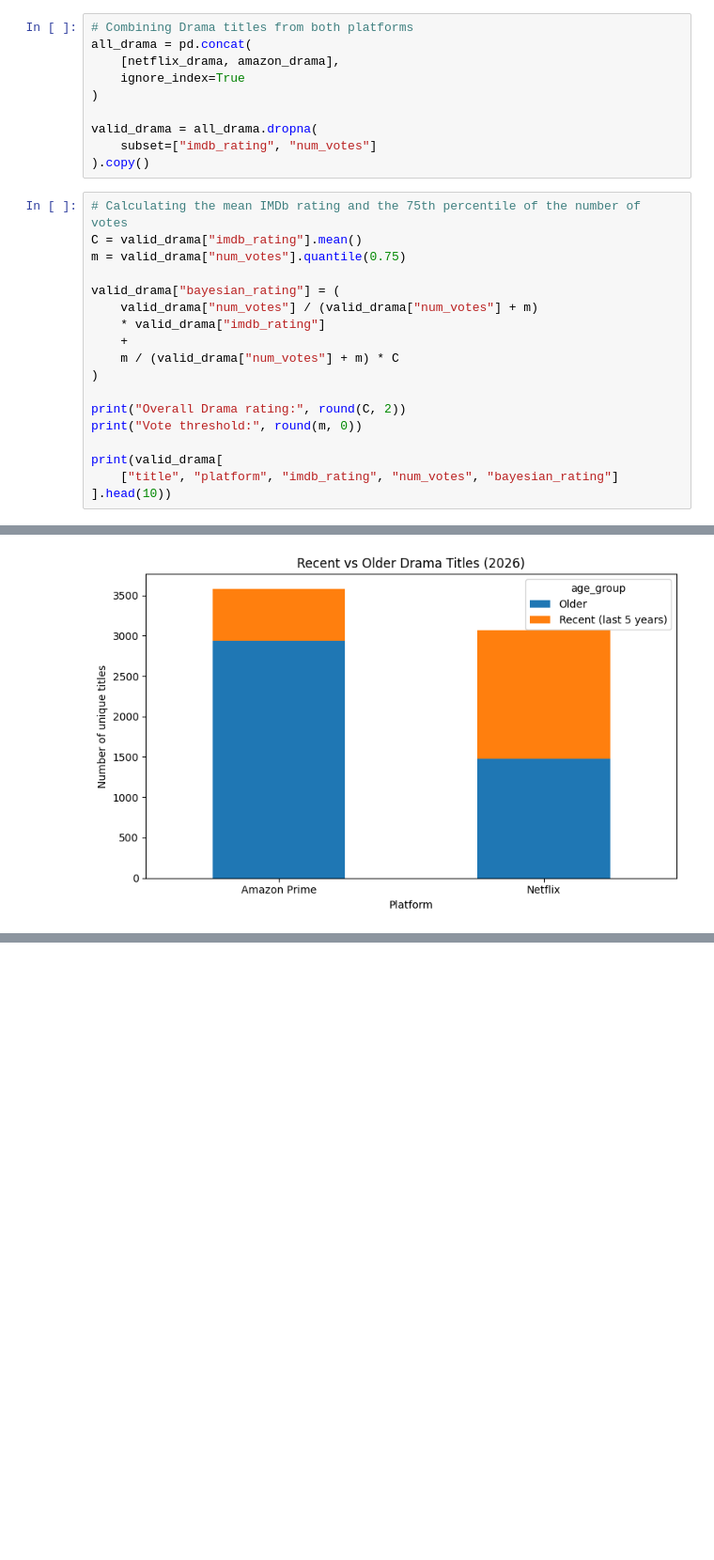
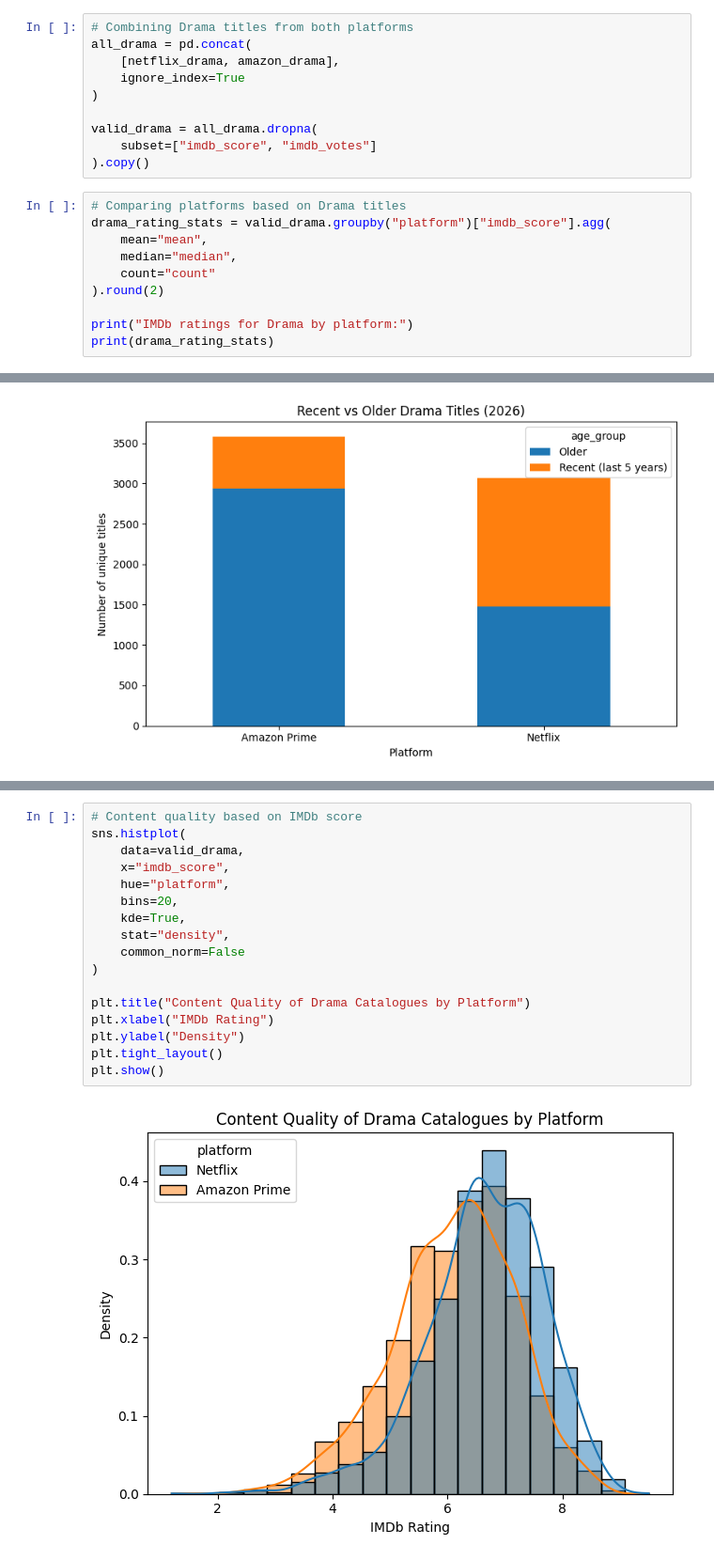
Before and after one commit to DianaAleks/streaming-services-enshittification-study, a Jupyter notebook: analysis_netflix_amazon_prime_2026.ipynb, the cells around one changed output, grey strips where cells are left out. Shown at 94% size. Drawn from its saved outputs; the diff is of its cells as text; blank space fills up the shorter version.

Commit message:
all_titles

```diff
--- a/analysis_netflix_amazon_prime_2026.ipynb
+++ b/analysis_netflix_amazon_prime_2026.ipynb
@@ -626,24 +635,16 @@ all_drama = pd.concat(
 )
 
 valid_drama = all_drama.dropna(
-    subset=["imdb_rating", "num_votes"]
+    subset=["imdb_score", "imdb_votes"]
 ).copy()
 # %%
-# Calculating the mean IMDb rating and the 75th percentile of the number of votes
-C = valid_drama["imdb_rating"].mean()
-m = valid_drama["num_votes"].quantile(0.75)
+# Comparing platforms based on Drama titles
+drama_rating_stats = valid_drama.groupby("platform")["imdb_score"].agg(
+    mean="mean",
+    median="median",
+    count="count"
+).round(2)
 
-valid_drama["bayesian_rating"] = (
-    valid_drama["num_votes"] / (valid_drama["num_votes"] + m)
-    * valid_drama["imdb_rating"]
-    +
-    m / (valid_drama["num_votes"] + m) * C
-)
-
-print("Overall Drama rating:", round(C, 2))
-print("Vote threshold:", round(m, 0))
-
-print(valid_drama[
-    ["title", "platform", "imdb_rating", "num_votes", "bayesian_rating"]
-].head(10))
+print("IMDb ratings for Drama by platform:")
+print(drama_rating_stats)
 # %% [output]
@@ -957,0 +852,19 @@ Netflix      1–10                       2         5.90           5.90
+# %%
+# Content quality based on IMDb score
+sns.histplot(
+    data=valid_drama,
+    x="imdb_score",
+    hue="platform",
+    bins=20,
+    kde=True,
+    stat="density",
+    common_norm=False
+)
+
+plt.title("Content Quality of Drama Catalogues by Platform")
+plt.xlabel("IMDb Rating")
+plt.ylabel("Density")
+plt.tight_layout()
+plt.show()
+# %% [output]
+[figure, added]
```
Also changed, not shown: parts of 31 cells of this notebook.
